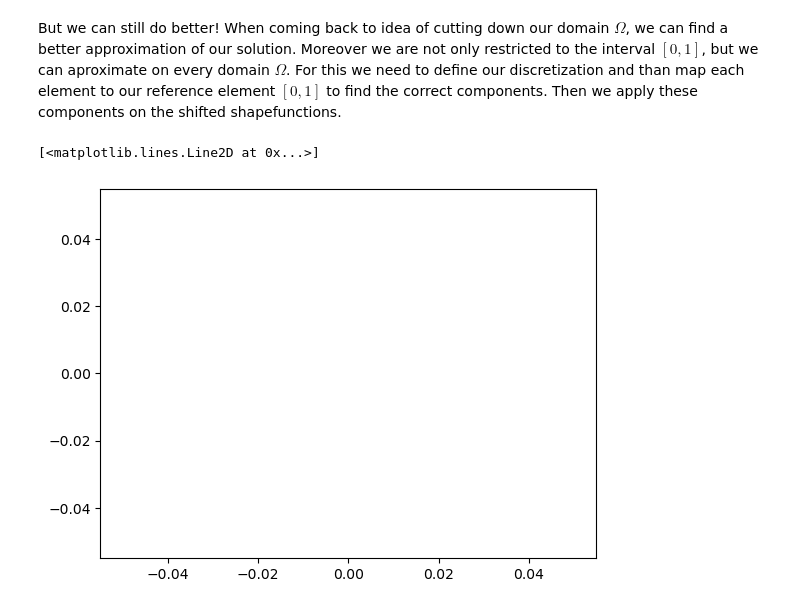
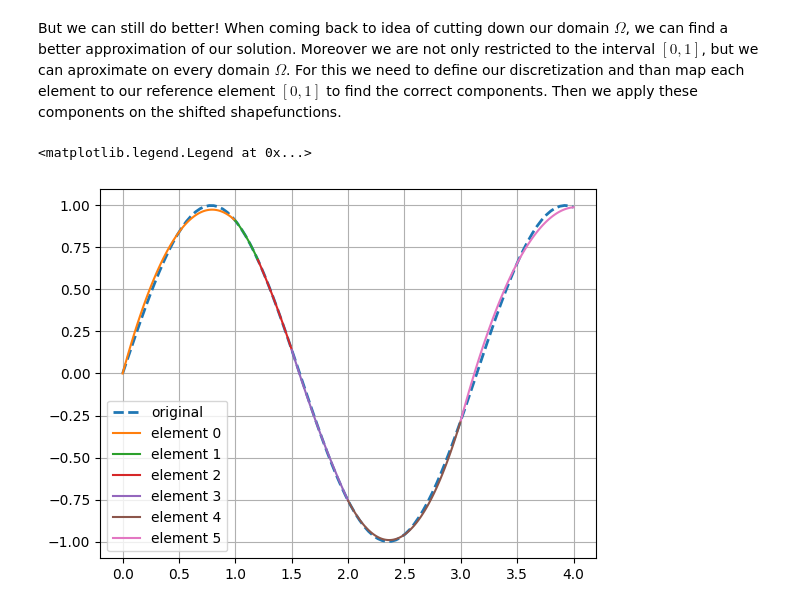
Before and after one commit to Frieder22/1D-FEM, a Jupyter notebook: 1dfem.ipynb, the cells around one changed output. Cells and saved outputs as stored; diff of their text form; code cells hidden in the pictures.

Commit message:
working projection of functions in FEM space

```diff
--- a/1dfem.ipynb
+++ b/1dfem.ipynb
@@ -83,7 +83,7 @@ for i,p in enumerate(p_list):
     components[i] = func(p)
 
 # calculate the approximated function
-def func_proj(x):
+def func_proj(x, components):
     sum = 0
     for i,c in enumerate(components):
         sum += c * shapefunctions[i](x)
@@ -92,7 +92,7 @@ def func_proj(x):
 # plot original and projection
 x = np.linspace(0,1,100)
 plt.plot(x, func(x), label="original")
-plt.plot(x, func_proj(x), label="projection")
+plt.plot(x, func_proj(x, components), label="projection")
 plt.legend()
 plt.grid()
 
@@ -105,31 +105,32 @@ print(components)
 But we can still do better! When coming back to idea of cutting down our domain $\Omega$, we can find a better approximation of our solution. Moreover we are not only restricted to the interval $[0,1]$, but we can aproximate on every domain $\Omega$. For this we need to define our discretization and than map each element to our reference element $[0,1]$ to find the correct components. Then we apply these components on the shifted shapefunctions.
 # %%
 # define our domain + discretization
-splitting = [0, 1, 1.2, 1.5, 2, 4]
+splitting = [0, 1, 1.2, 1.5, 2, 3, 4]
 
 nElements = len(splitting) - 1
 components = np.zeros(3*nElements)
 for element in range(nElements):
     a = splitting[element]
     b = splitting[element + 1]
     for i, p in enumerate(p_list):
         p_mapped = a + (b-a)*p
         components[3*element + i] = func(p_mapped)
 
-def func_proj(x):
-    sum = x * 0
-    for element in range(nElements):
-        a = splitting[element]
-        b = splitting[element + 1]
-        x_mapped = (x - a) / (b-a)
-        for i,c in enumerate(components):
-            valsElement += c * shapefunctions[i](x_mapped)
-        # only add in the correct domain
-        sum += np.where(a<=x and x < b, valsElement, 0)
-    return sum
+def map_back(x, element):
+    a = splitting[element]
+    b = splitting[element + 1]
+    return (x - a) / (b-a)
 
-x = plt.linspace(splitting[0], splitting[-1], 0)
-plt.plot(x, func(x))
+x = plt.linspace(splitting[0], splitting[-1], 100)
+plt.plot(x, func(x), lw=2, ls ="--", label="original")
+
+# let each element plot
+for element in range(nElements):
+    x = plt.linspace(splitting[element], splitting[element + 1], 100)
+    plt.plot(x, func_proj(map_back(x, element), components[3*element: (element+1)*3]), label="element {0}".format(element))
+
+plt.grid()
+plt.legend()
 # %% [output]
-[<matplotlib.lines.Line2D at 0x...>]
+<matplotlib.legend.Legend at 0x...>
-[figure, old version]
+[figure, new version]
```
